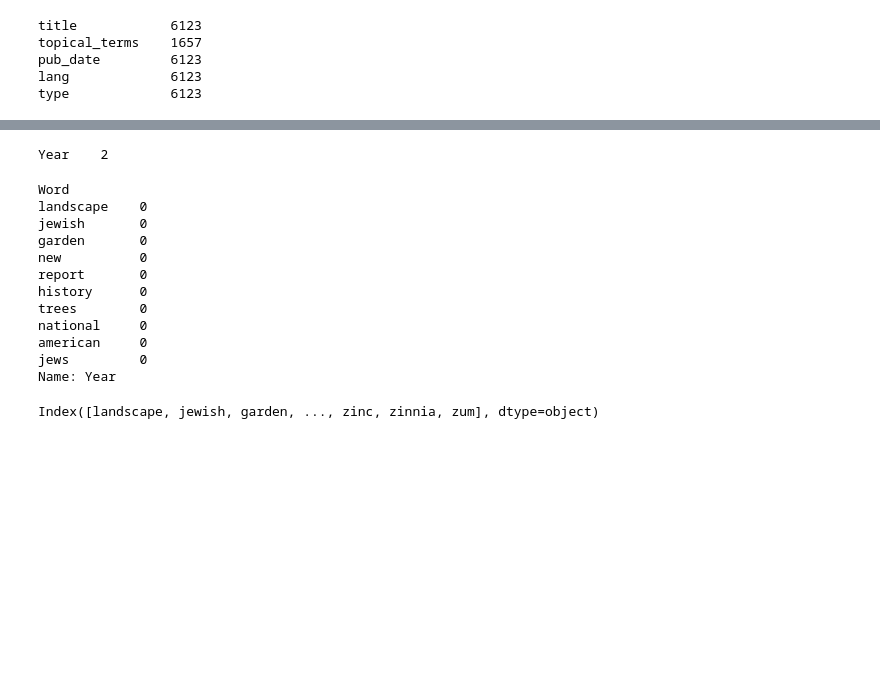
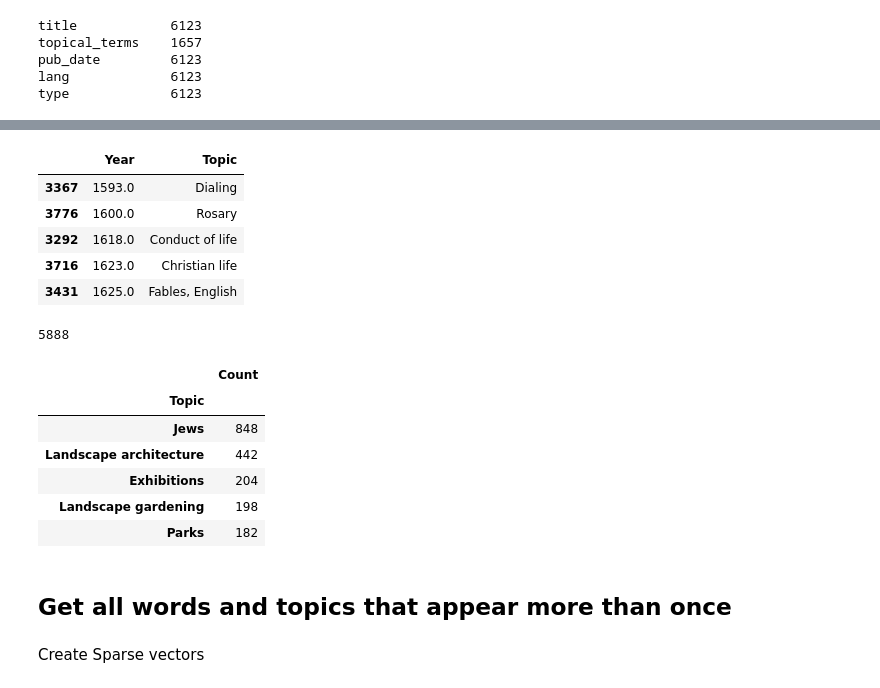
Before and after one commit to ahane/i290-project, a Jupyter notebook: distance_construction.ipynb, the cells around one changed output, grey strips where cells are left out. Cells and saved outputs as stored; diff of their text form; code cells hidden in the pictures; blank space fills up the shorter version.

```diff
--- a/distance_construction.ipynb
+++ b/distance_construction.ipynb
@@ -167,3 +195,6 @@ len(words_df)
+# %%
+topics_df = pd.DataFrame(g.all_topics)
+topics_df.columns = ['Year', 'Topic']
 # %%
 words_df.columns = ['Year', 'Word']
 # %%
@@ -178,2 +209,13 @@ words_df.head()
+# %%
+topics_df.head()
+sorted_by_year = topics_df.sort(columns = 'Year', ascending = True)
+sorted_by_year.head()
+# %% [output]
+|  | Year | Topic |
+| 3367 | 1593.0 | Dialing |
+| 3776 | 1600.0 | Rosary |
+| 3292 | 1618.0 | Conduct of life |
+| 3716 | 1623.0 | Christian life |
+| 3431 | 1625.0 | Fables, English |
 # %%
 words_dist = words_df.groupby('Word')
@@ -184,4 +228,0 @@ wordcounts = wordcounts.sort(columns=['Year'], ascending = False)
-# %%
-wordcounts.min()
-# %% [output]
-Year    2
@@ -190,19 +229,20 @@ word_vektor = wordcounts['Year'].apply(lambda x: 0)
-# %%
-word_vektor[:10]
-# %% [output]
-Word
-landscape    0
-jewish       0
-garden       0
-new          0
-report       0
-history      0
-trees        0
-national     0
-american     0
-jews         0
-Name: Year
-# %%
-wordcounts.index
-# %% [output]
-Index([landscape, jewish, garden, ..., zinc, zinnia, zum], dtype=object)
+# %%
+wordcounts.columns = ['Count']
+wordcounts.head()
+print len(wordcounts
+# %% [output]
+5888
+# %%
+topiccounts.columns = ['Count']en_bk[:50]
+topiccounts.head()
+# %% [output]
+|  | Count |
+| Topic |  |
+| Jews | 848 |
+| Landscape architecture | 442 |
+| Exhibitions | 204 |
+| Landscape gardening | 198 |
+| Parks | 182 |
+# %% [markdown]
+Get all words and topics that appear more than once
+---------------------------------------------------
@@ -208,0 +252,2 @@ Index([landscape, jewish, garden, ..., zinc, zinnia, zum], dtype=object)
+# %% [markdown]
+Create Sparse vectors
```
Also changed, not shown: parts of 32 cells of this notebook.
